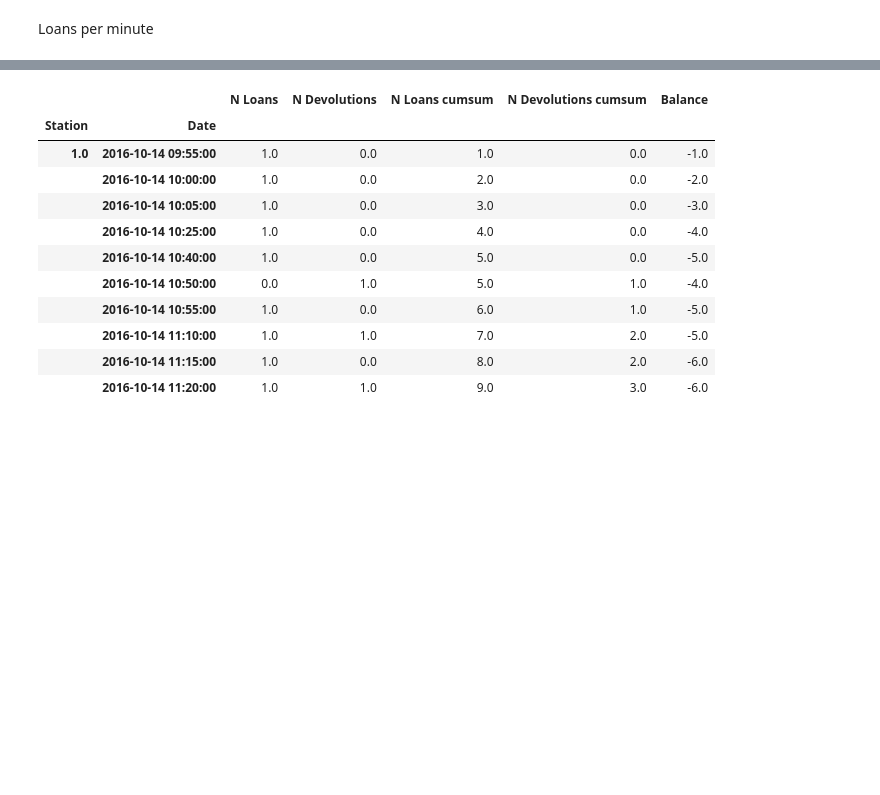
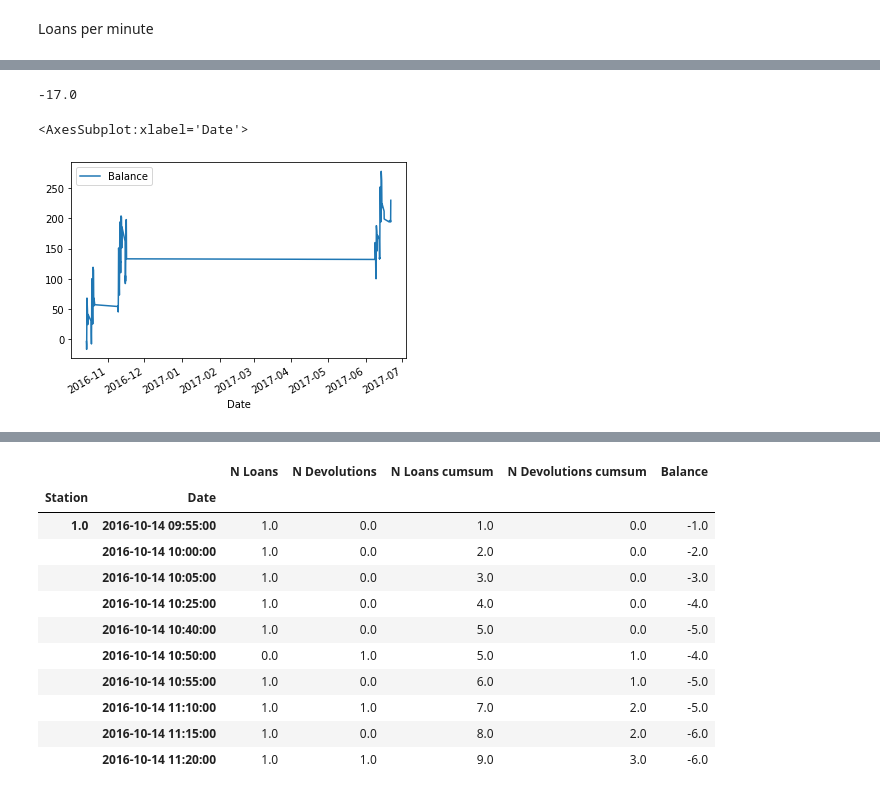
Before and after one commit to anafsa/ChildrenOfJupyter, a Jupyter notebook: Stage-3/EDA-Ana.ipynb, the cells around one changed output, grey strips where cells are left out. Drawn from its saved outputs; the diff is of its cells as text; code cells hidden in the pictures; blank space fills up the shorter version.

```diff
--- a/Stage-3/EDA-Ana.ipynb
+++ b/Stage-3/EDA-Ana.ipynb
@@ -147,0 +128,14 @@ Station Date
+# %%
+def get_balance_for_station(_df, station):
+    df = _df.copy()
+    df = df.reset_index()
+    df = df.loc[df['Station']==station]
+    df['N Loans cumsum'] = df['N Loans'].cumsum() # perdem bicicletas
+    df['N Devolutions cumsum'] = df['N Devolutions'].cumsum() # ganham bicicletas
+    df['Balance'] = df['N Devolutions cumsum'] - df['N Loans cumsum'] # balanço total
+
+    return df
+
+
+balance_st_1 = get_balance_for_station(loans_and_devolutions, 1)
+balance_st_1
@@ -147,0 +156,9 @@ Station Date
+# %%
+balance_st_1['Balance'].min()
+# %% [output]
+-17.0
+# %%
+balance_st_1.plot(x='Date', y='Balance')
+# %% [output]
+<AxesSubplot:xlabel='Date'>
+[figure, added]
```
Also changed, not shown: parts of 6 cells of this notebook.
